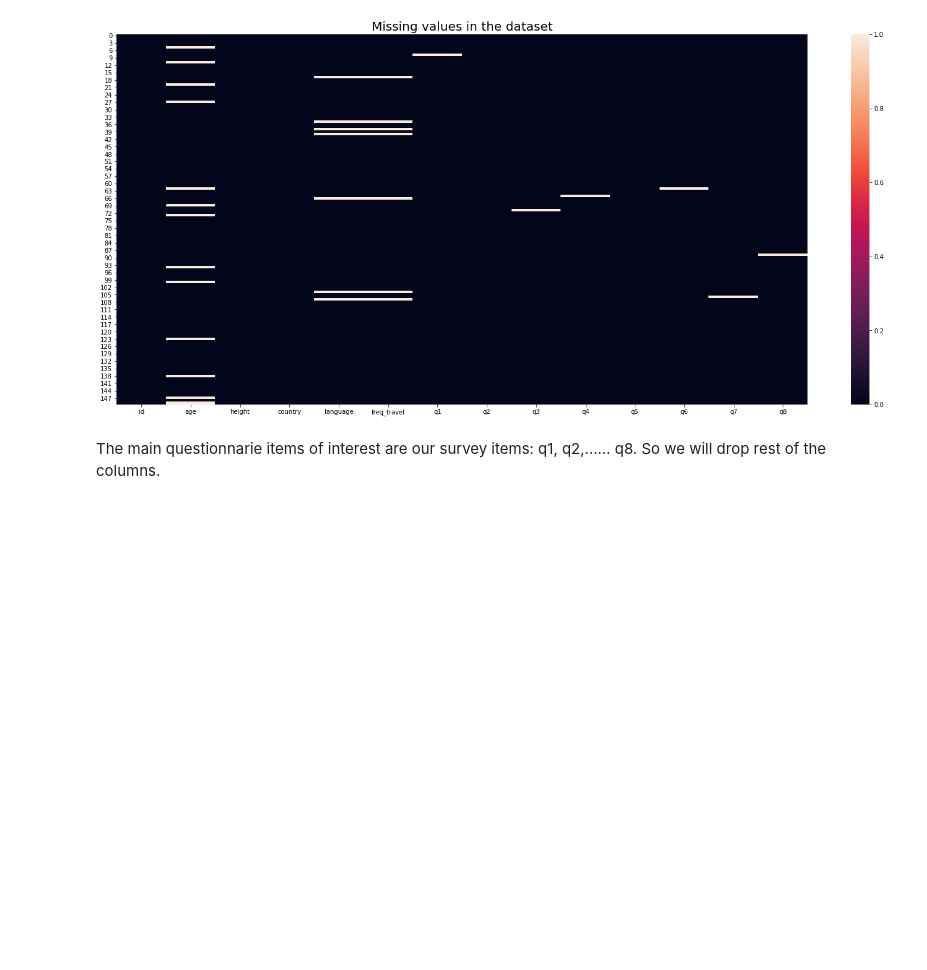
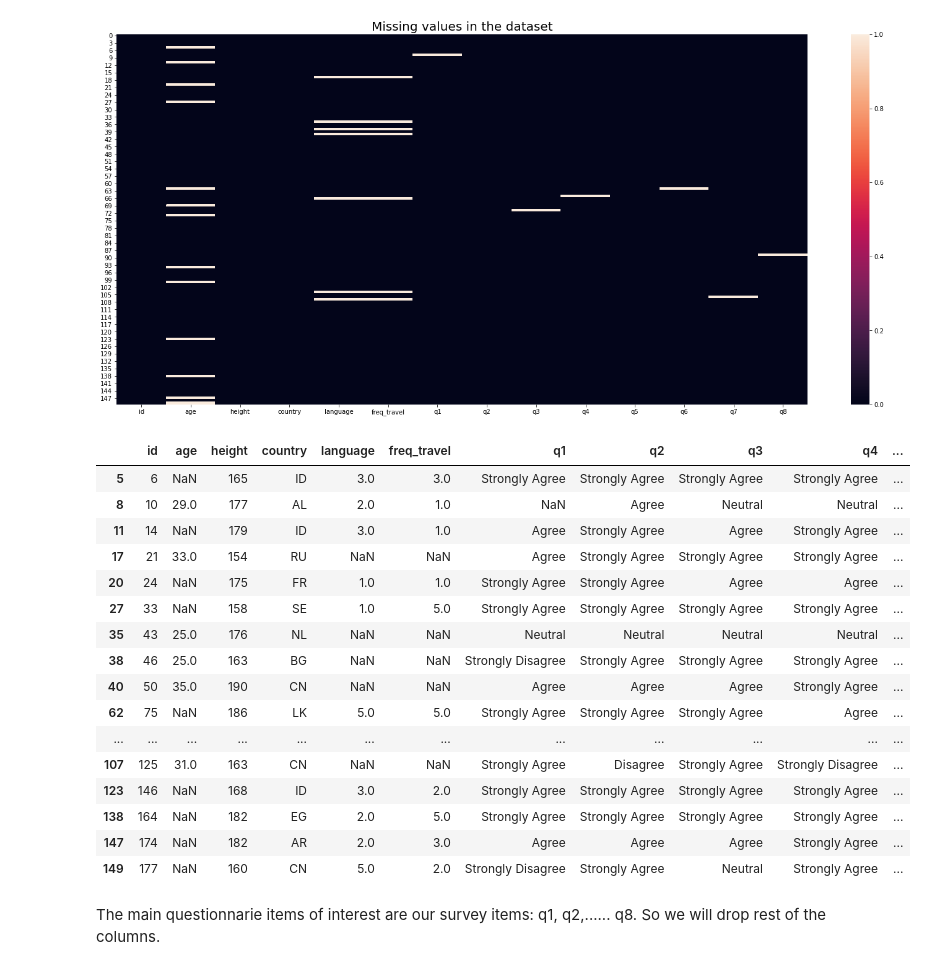
Before and after one commit to MaastrichtU-IDS/global-studies, a Jupyter notebook: semester4/tutorial4/Methods_Tutorial_4_Cleaning_Survey_Data_teacher_version.ipynb, the cells around one changed output. Drawn from its saved outputs; the diff is of its cells as text; code cells hidden in the pictures; blank space fills up the shorter version.

```diff
--- a/semester4/tutorial4/Methods_Tutorial_4_Cleaning_Survey_Data_teacher_version.ipynb
+++ b/semester4/tutorial4/Methods_Tutorial_4_Cleaning_Survey_Data_teacher_version.ipynb
@@ -298,6 +282,26 @@ Text(0.5, 1.0, 'Missing values in the dataset')
 [figure]
 # %%
 #Now try to identify the rows in the dataframe which contain missing values (NaN)
+# %%
+df[df.isnull().any(axis=1)]
+# %% [output]
+|  | id | age | height | country | language | freq_travel | q1 | q2 | q3 | q4 | ... |
+| 5 | 6 | NaN | 165 | ID | 3.0 | 3.0 | Strongly Agree | Strongly Agree | Strongly Agree | Strongly Agree | ... |
+| 8 | 10 | 29.0 | 177 | AL | 2.0 | 1.0 | NaN | Agree | Neutral | Neutral | ... |
+| 11 | 14 | NaN | 179 | ID | 3.0 | 1.0 | Agree | Strongly Agree | Agree | Strongly Agree | ... |
+| 17 | 21 | 33.0 | 154 | RU | NaN | NaN | Agree | Strongly Agree | Strongly Agree | Strongly Agree | ... |
+| 20 | 24 | NaN | 175 | FR | 1.0 | 1.0 | Strongly Agree | Strongly Agree | Agree | Agree | ... |
+| 27 | 33 | NaN | 158 | SE | 1.0 | 5.0 | Strongly Agree | Strongly Agree | Strongly Agree | Strongly Agree | ... |
+| 35 | 43 | 25.0 | 176 | NL | NaN | NaN | Neutral | Neutral | Neutral | Neutral | ... |
+| 38 | 46 | 25.0 | 163 | BG | NaN | NaN | Strongly Disagree | Strongly Agree | Strongly Agree | Strongly Agree | ... |
+| 40 | 50 | 35.0 | 190 | CN | NaN | NaN | Agree | Agree | Agree | Strongly Agree | ... |
+| 62 | 75 | NaN | 186 | LK | 5.0 | 5.0 | Strongly Agree | Strongly Agree | Strongly Agree | Agree | ... |
+| ... | ... | ... | ... | ... | ... | ... | ... | ... | ... | ... | ... |
+| 107 | 125 | 31.0 | 163 | CN | NaN | NaN | Strongly Agree | Disagree | Strongly Agree | Strongly Disagree | ... |
+| 123 | 146 | NaN | 168 | ID | 3.0 | 2.0 | Strongly Agree | Strongly Agree | Strongly Agree | Strongly Agree | ... |
+| 138 | 164 | NaN | 182 | EG | 2.0 | 5.0 | Strongly Agree | Strongly Agree | Strongly Agree | Strongly Agree | ... |
+| 147 | 174 | NaN | 182 | AR | 2.0 | 3.0 | Agree | Agree | Agree | Strongly Agree | ... |
+| 149 | 177 | NaN | 160 | CN | 5.0 | 2.0 | Strongly Disagree | Strongly Agree | Neutral | Strongly Agree | ... |
 # %% [markdown]
 The main questionnarie items of interest are our survey items: q1, q2,...... q8. So we will drop rest of the columns.
 # %%
```
Also changed, not shown: parts of 7 cells of this notebook.
